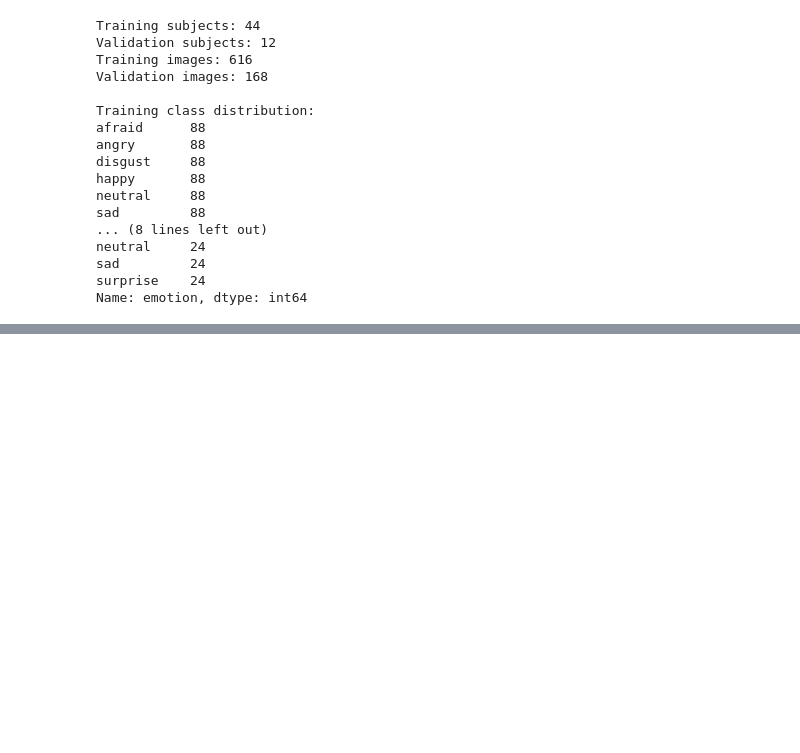
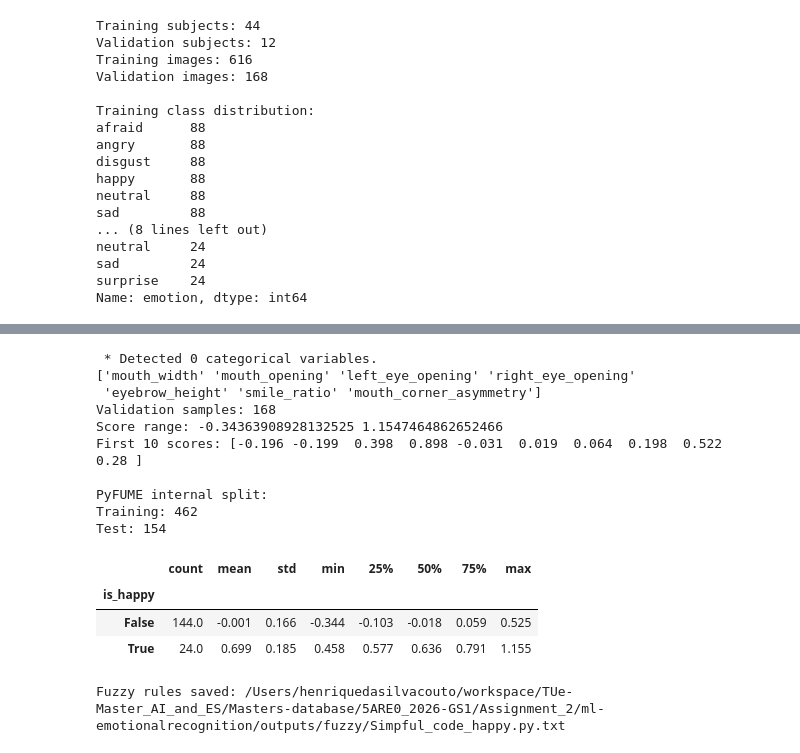
Before and after one commit to thesuacar/ml-emotionalrecognition, a Jupyter notebook: notebooks/phase5_fuzzy_kdef.ipynb, the cells around one changed output, grey strips where cells are left out. Drawn from its saved outputs; the diff is of its cells as text; code cells hidden in the pictures; blank space fills up the shorter version.

Commit message:
test pyFUME with happy emotion

```diff
--- a/notebooks/phase5_fuzzy_kdef.ipynb
+++ b/notebooks/phase5_fuzzy_kdef.ipynb
@@ -503,5 +506,76 @@ Before running seven models, fit one small Takagi–Sugeno fuzzy model with a bi
 # %%
-# TODO: Import pyFUME and build a training-only binary target table.
-# TODO: Fit one model and predict scores for the validation group.
-# TODO: Check numeric outputs and generated rule-code location.
-# TODO: Check whether PyFUME creates its own internal data split.
+from pyfume import pyFUME
+
+# Binary target: happy (1) versus other emotions (0).
+target_emotion = "happy"
+
+train_table = pd.DataFrame(X_fit, columns=FEATURE_COLS)
+train_table["OUTPUT"] = (
+    fit_df["emotion"].to_numpy() == target_emotion
+).astype(float)
+
+# Fit two fuzzy clusters without rule simplification.
+np.random.seed(42)
+
+happy_model = pyFUME(
+    dataframe=train_table,
+    nr_clus=2,
+    setnes_threshold=1.0,
+    merge_threshold=1.0
+)
+
+# Predict scores for the validation subjects.
+happy_scores = np.asarray(
+    happy_model.predict_label(X_val), dtype=float
+).ravel()
+
+assert len(happy_scores) == len(X_val)
+assert np.isfinite(happy_scores).all()
+
+print("Validation samples:", len(happy_scores))
+print("Score range:", happy_scores.min(), happy_scores.max())
+print("First 10 scores:", happy_scores[:10].round(3))
+
+# Check the internal PyFUME data partition.
+internal_train, _ = happy_model.get_data(data_set="train")
+internal_test, _ = happy_model.get_data(data_set="test")
+
+print("\nPyFUME internal split:")
+print("Training:", len(internal_train))
+print("Test:", len(internal_test))
+
+# Compare validation scores by target class.
+score_summary = pd.DataFrame({
+    "is_happy": val_df["emotion"].to_numpy() == target_emotion,
+    "score": happy_scores
+})
+
+display(
+    score_summary.groupby("is_happy")["score"]
+    .describe()
+    .round(3)
+)
+
+# Keep the generated rules for later interpretation.
+generated_code = Path.cwd() / "Simpful_code.py"
+
+if generated_code.exists():
+    rule_file = OUT / "Simpful_code_happy.py.txt"
+    rule_file.write_text(generated_code.read_text())
+    print("\nFuzzy rules saved:", rule_file)
+# %% [output]
+ * Detected 0 categorical variables.
+['mouth_width' 'mouth_opening' 'left_eye_opening' 'right_eye_opening'
+ 'eyebrow_height' 'smile_ratio' 'mouth_corner_asymmetry']
+Validation samples: 168
+Score range: -0.34363908928132525 1.1547464862652466
+First 10 scores: [-0.196 -0.199  0.398  0.898 -0.031  0.019  0.064  0.198  0.522  0.28 ]
+
+PyFUME internal split:
+Training: 462
+Test: 154
+|  | count | mean | std | min | 25% | 50% | 75% | max |
+| is_happy |  |  |  |  |  |  |  |  |
+| False | 144.0 | -0.001 | 0.166 | -0.344 | -0.103 | -0.018 | 0.059 | 0.525 |
+| True | 24.0 | 0.699 | 0.185 | 0.458 | 0.577 | 0.636 | 0.791 | 1.155 |
+Fuzzy rules saved: /Users/henriquedasilvacouto/workspace/TUe-Master_AI_and_ES/Masters-database/5ARE0_2026-GS1/Assignment_2/ml-emotionalrecognition/outputs/fuzzy/Simpful_code_happy.py.txt
```
Also changed, not shown: parts of 19 cells of this notebook.
